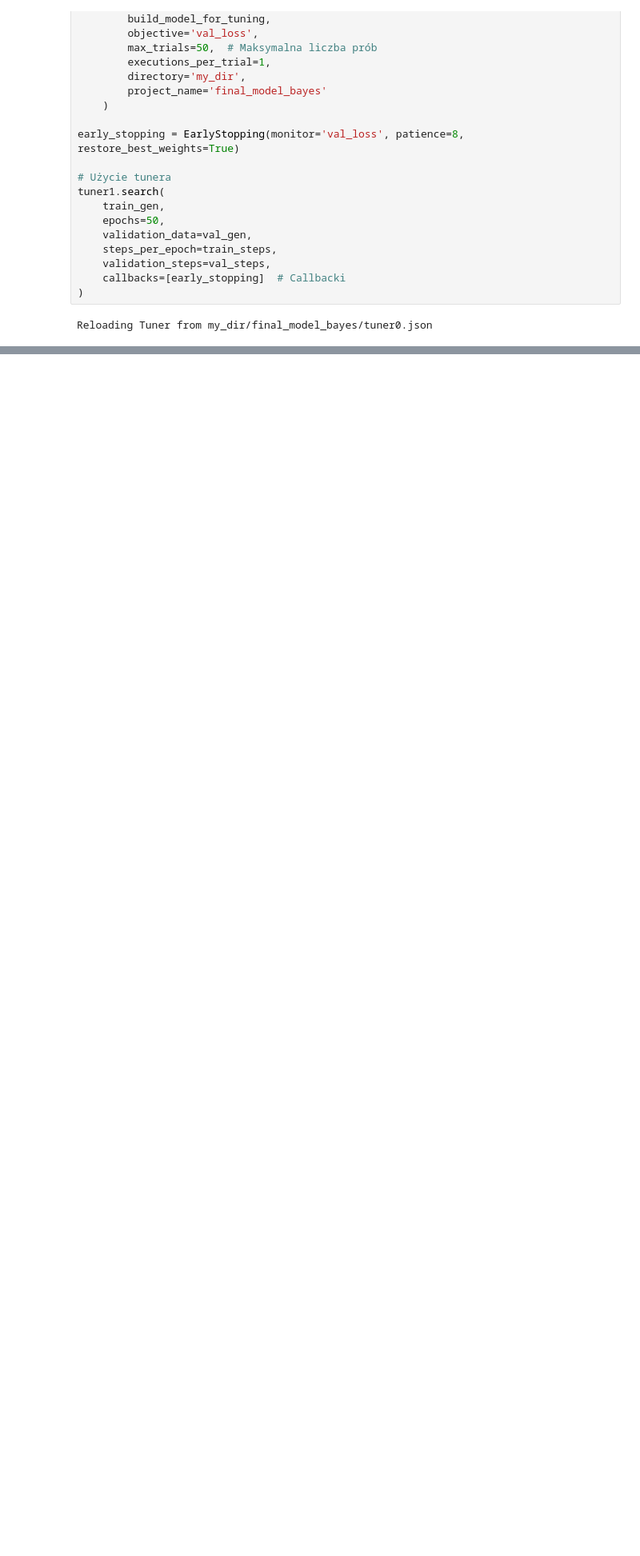
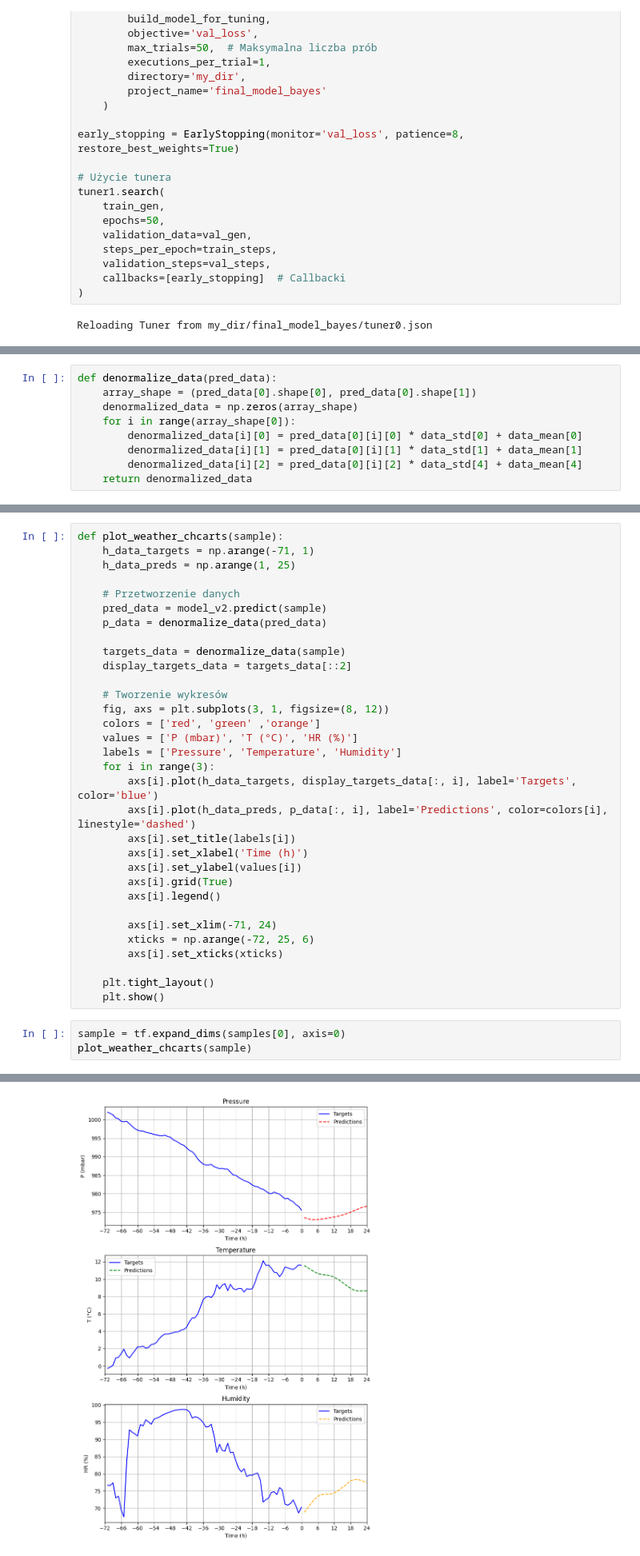
Before and after one commit to KrzysztofEmerling/Pogoda, a Jupyter notebook: Pogoda-Transformer.ipynb, the cells around one changed output, grey strips where cells are left out. Shown at 80% size. Cells and saved outputs as stored; diff of their text form; blank space fills up the shorter version.

```diff
--- a/Pogoda-Transformer.ipynb
+++ b/Pogoda-Transformer.ipynb
@@ -776,0 +865,9 @@ model.save('saved_models/transformer_model.keras')
+# %%
+def denormalize_data(pred_data):
+    array_shape = (pred_data[0].shape[0], pred_data[0].shape[1])
+    denormalized_data = np.zeros(array_shape)
+    for i in range(array_shape[0]):
+        denormalized_data[i][0] = pred_data[0][i][0] * data_std[0] + data_mean[0]
+        denormalized_data[i][1] = pred_data[0][i][1] * data_std[1] + data_mean[1]
+        denormalized_data[i][2] = pred_data[0][i][2] * data_std[4] + data_mean[4]
+    return denormalized_data
@@ -776,0 +898,36 @@ model.save('saved_models/transformer_model.keras')
+# %%
+def plot_weather_chcarts(sample):
+    h_data_targets = np.arange(-71, 1)
+    h_data_preds = np.arange(1, 25)
+
+    # Przetworzenie danych
+    pred_data = model_v2.predict(sample)
+    p_data = denormalize_data(pred_data)
+
+    targets_data = denormalize_data(sample)
+    display_targets_data = targets_data[::2]
+
+    # Tworzenie wykresów
+    fig, axs = plt.subplots(3, 1, figsize=(8, 12))
+    colors = ['red', 'green' ,'orange']
+    values = ['P (mbar)', 'T (°C)', 'HR (%)']
+    labels = ['Pressure', 'Temperature', 'Humidity']
+    for i in range(3):
+        axs[i].plot(h_data_targets, display_targets_data[:, i], label='Targets', color='blue')
+        axs[i].plot(h_data_preds, p_data[:, i], label='Predictions', color=colors[i], linestyle='dashed')
+        axs[i].set_title(labels[i])
+        axs[i].set_xlabel('Time (h)')
+        axs[i].set_ylabel(values[i])
+        axs[i].grid(True)
+        axs[i].legend()
+
+        axs[i].set_xlim(-71, 24)
+        xticks = np.arange(-72, 25, 6)
+        axs[i].set_xticks(xticks)
+
+    plt.tight_layout()
+    plt.show()
+# %%
+sample = tf.expand_dims(samples[0], axis=0)
+plot_weather_chcarts(sample)
+# %% [output]
@@ -776,0 +935 @@ model.save('saved_models/transformer_model.keras')
+[figure, added]
```
Also changed, not shown: parts of 48 cells of this notebook, 3 other files.
